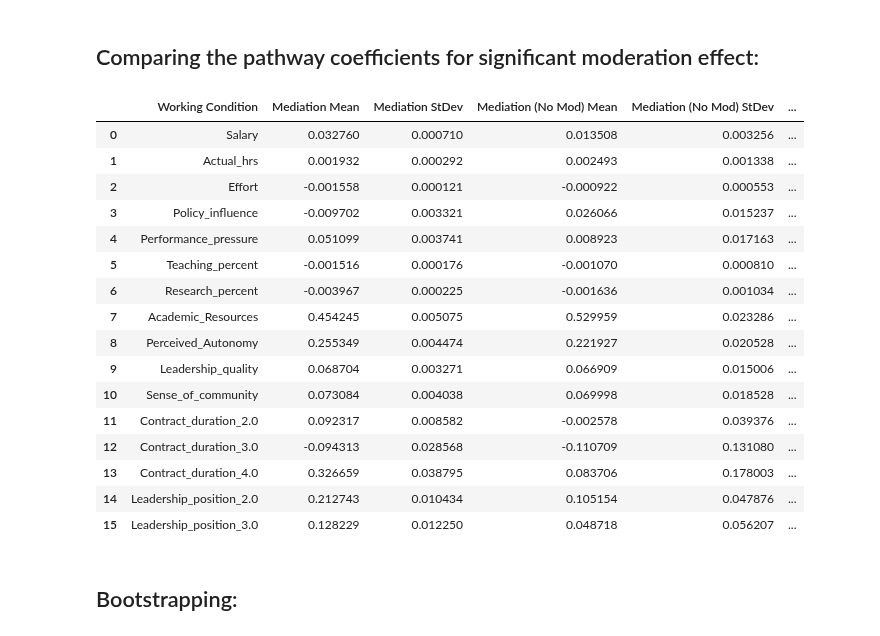
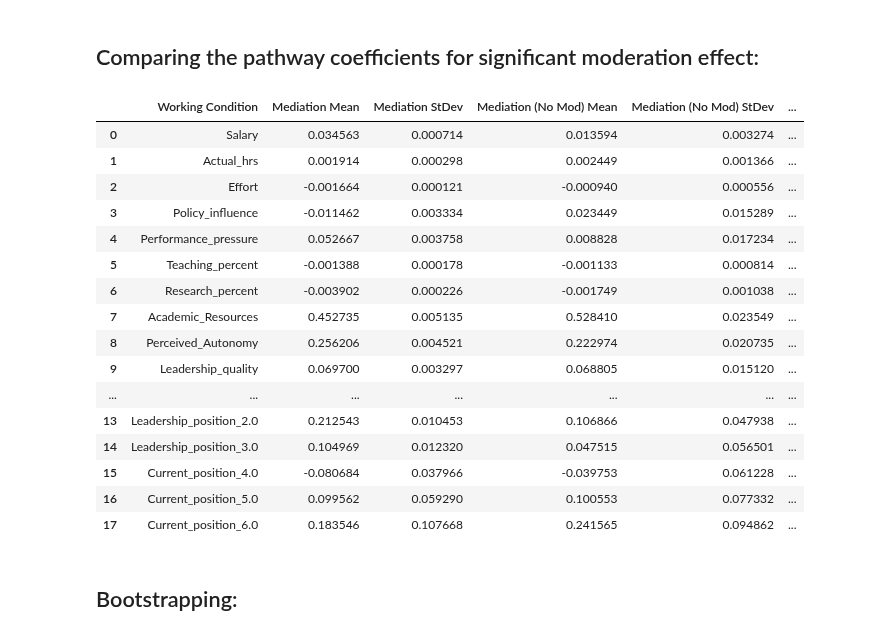
Before and after one commit to AndreiAf02/Job-Satisfaction, a Jupyter notebook: Job_Satisfaction_CZ_Seniority.ipynb, the cells around one changed output. Saved outputs shown, nothing was run; the diff lists cells and outputs as text; code cells hidden in the pictures.

```diff
--- a/Job_Satisfaction_CZ_Seniority.ipynb
+++ b/Job_Satisfaction_CZ_Seniority.ipynb
@@ -618,7 +570,7 @@ data_cz_formatted_academic['Leadership_position'].value_counts()
 dtype: int64
 # %%
 ## Cleaning up the outlier values in Contract Duration and Leadership position prior to creating dummy variables:
-data_cz_formatted_academic = data_cz_formatted_academic[data_cz_formatted_academic['Contract_duration']<5].reset_index(drop=True)
+data_cz_formatted_academic = data_cz_formatted_academic[data_cz_formatted_academic['Contract_duration']<4].reset_index(drop=True)
 data_cz_formatted_academic = data_cz_formatted_academic[data_cz_formatted_academic['Leadership_position']<4].reset_index(drop=True)
 
 data_cz_formatted_academic['Contract_duration'].value_counts()
@@ -1006,23 +956,0 @@ print(ins[ins['p-value']<0.05])
-# %%
-Sobel_z_stat_df  = pd.DataFrame(columns = ['Current_Position'] + Working_condition_cols)
-Sobel_p_val_df  = pd.DataFrame(columns = ['Current_Position'] + Working_condition_cols)
-
-for curr_pos in Current_position_dummy_cols:
-  Sobel_z = [curr_pos]
-  Sobel_p = [curr_pos]
-  for work_cond in Working_condition_cols:
-    JP_WC_mean = float(ins['Estimate'][(ins['rval']==curr_pos) & (ins['lval']==work_cond)].iloc[0])  ## The coefficient between Job Position and Working Condition
-    JP_WC_std = float(ins['Std. Err'][(ins['rval']==curr_pos) & (ins['lval']==work_cond)].iloc[0])  ## The coeff standard deviation between Job Position and Working Condition
-    WC_JS_mean = float(ins['Estimate'][(ins['rval']==work_cond) & (ins['lval']=='Job_satisfaction')].iloc[0]) ## The coefficient between Working Condition and Job Satisfaction
-    WC_JS_std = float(ins['Std. Err'][(ins['rval']==work_cond) & (ins['lval']=='Job_satisfaction')].iloc[0]) ## The coeff standard deviation between Working Condition and Job Satisfaction
-    ## Calculating Sobel Z-value statistic:
-    z_value = (JP_WC_mean*WC_JS_mean)/np.sqrt(JP_WC_mean**2 * WC_JS_std**2 + WC_JS_mean**2 * JP_WC_std**2)
-    Sobel_z.append(z_value)
-
-    ## Calculating two-tailed Sobel p-value:
-    p_value_two_tailed = 2 * norm.sf(abs(z_value))
-    Sobel_p.append(p_value_two_tailed)
-  Sobel_z_stat_df.loc[len(Sobel_z_stat_df)] = Sobel_z
-  Sobel_p_val_df.loc[len(Sobel_p_val_df)] = Sobel_p
-
-Sobel_z_stat_df
@@ -1283,54 +1242,62 @@ med_std = []
 med_no_mod_mean = []
 med_no_mod_std = []
 significance = []
-for work_cond in Working_condition_cols:
+significance_difference = []
+for work_cond in Working_condition_cols+Current_position_dummy_cols:
     WC_JS_mean = float(ins['Estimate'][(ins['rval']==work_cond) & (ins['lval']=='Job_satisfaction')].iloc[0])
     WC_JS_std = float(ins['Std. Err'][(ins['rval']==work_cond) & (ins['lval']=='Job_satisfaction')].iloc[0])
     WC_JS_no_mod_mean = float(ins_no_mod['Estimate'][(ins_no_mod['rval']==work_cond) & (ins_no_mod['lval']=='Job_satisfaction')].iloc[0])
     WC_JS_no_mod_std = float(ins_no_mod['Std. Err'][(ins_no_mod['rval']==work_cond) & (ins_no_mod['lval']=='Job_satisfaction')].iloc[0])
     med_mean.append(WC_JS_mean)
     med_std.append(WC_JS_std)
     med_no_mod_mean.append(WC_JS_no_mod_mean)
     med_no_mod_std.append(WC_JS_no_mod_std)
 
     ## Checking for significance:
     med_lbound = WC_JS_mean - 1.96*WC_JS_std
     med_ubound = WC_JS_mean + 1.96*WC_JS_std
 
     med_no_mod_lbound = WC_JS_no_mod_mean - 1.96*WC_JS_no_mod_std
     med_no_mod_ubound = WC_JS_no_mod_mean + 1.96*WC_JS_no_mod_std
 
+    if med_lbound <=0 and med_ubound >=0:
+      significance.append('Not Significant')
+    else:
+      significance.append('Significant')
+
+    ## Checking if the difference between moderated and non-moderated models is significance:
     if med_lbound > med_no_mod_ubound or med_ubound < med_no_mod_lbound:
-      significance.append('Significant')
+      significance_difference.append('Significant')
     else:
-      significance.append('Not Significant')
+      significance_difference.append('Not Significant')
 
-Moderation_comparison_df['Working Condition'] = Working_condition_cols
+Moderation_comparison_df['Working Condition'] = Working_condition_cols+Current_position_dummy_cols
 Moderation_comparison_df['Mediation Mean'] = med_mean
 Moderation_comparison_df['Mediation StDev'] = med_std
 Moderation_comparison_df['Mediation (No Mod) Mean'] = med_no_mod_mean
 Moderation_comparison_df['Mediation (No Mod) StDev'] = med_no_mod_std
-Moderation_comparison_df['Significance'] = significance
+# Moderation_comparison_df['Mediation Significance'] = significance
+Moderation_comparison_df['Moderation Significance'] = significance_difference
 
 Moderation_comparison_df
 # %% [output]
 |  | Working Condition | Mediation Mean | Mediation StDev | Mediation (No Mod) Mean | Mediation (No Mod) StDev | ... |
-| 0 | Salary | 0.032760 | 0.000710 | 0.013508 | 0.003256 | ... |
-| 1 | Actual_hrs | 0.001932 | 0.000292 | 0.002493 | 0.001338 | ... |
-| 2 | Effort | -0.001558 | 0.000121 | -0.000922 | 0.000553 | ... |
-| 3 | Policy_influence | -0.009702 | 0.003321 | 0.026066 | 0.015237 | ... |
-| 4 | Performance_pressure | 0.051099 | 0.003741 | 0.008923 | 0.017163 | ... |
-| 5 | Teaching_percent | -0.001516 | 0.000176 | -0.001070 | 0.000810 | ... |
-| 6 | Research_percent | -0.003967 | 0.000225 | -0.001636 | 0.001034 | ... |
-| 7 | Academic_Resources | 0.454245 | 0.005075 | 0.529959 | 0.023286 | ... |
-| 8 | Perceived_Autonomy | 0.255349 | 0.004474 | 0.221927 | 0.020528 | ... |
-| 9 | Leadership_quality | 0.068704 | 0.003271 | 0.066909 | 0.015006 | ... |
-| 10 | Sense_of_community | 0.073084 | 0.004038 | 0.069998 | 0.018528 | ... |
-| 11 | Contract_duration_2.0 | 0.092317 | 0.008582 | -0.002578 | 0.039376 | ... |
-| 12 | Contract_duration_3.0 | -0.094313 | 0.028568 | -0.110709 | 0.131080 | ... |
-| 13 | Contract_duration_4.0 | 0.326659 | 0.038795 | 0.083706 | 0.178003 | ... |
-| 14 | Leadership_position_2.0 | 0.212743 | 0.010434 | 0.105154 | 0.047876 | ... |
-| 15 | Leadership_position_3.0 | 0.128229 | 0.012250 | 0.048718 | 0.056207 | ... |
+| 0 | Salary | 0.034563 | 0.000714 | 0.013594 | 0.003274 | ... |
+| 1 | Actual_hrs | 0.001914 | 0.000298 | 0.002449 | 0.001366 | ... |
+| 2 | Effort | -0.001664 | 0.000121 | -0.000940 | 0.000556 | ... |
+| 3 | Policy_influence | -0.011462 | 0.003334 | 0.023449 | 0.015289 | ... |
+| 4 | Performance_pressure | 0.052667 | 0.003758 | 0.008828 | 0.017234 | ... |
+| 5 | Teaching_percent | -0.001388 | 0.000178 | -0.001133 | 0.000814 | ... |
+| 6 | Research_percent | -0.003902 | 0.000226 | -0.001749 | 0.001038 | ... |
+| 7 | Academic_Resources | 0.452735 | 0.005135 | 0.528410 | 0.023549 | ... |
+| 8 | Perceived_Autonomy | 0.256206 | 0.004521 | 0.222974 | 0.020735 | ... |
+| 9 | Leadership_quality | 0.069700 | 0.003297 | 0.068805 | 0.015120 | ... |
+| ... | ... | ... | ... | ... | ... | ... |
+| 13 | Leadership_position_2.0 | 0.212543 | 0.010453 | 0.106866 | 0.047938 | ... |
+| 14 | Leadership_position_3.0 | 0.104969 | 0.012320 | 0.047515 | 0.056501 | ... |
+| 15 | Current_position_4.0 | -0.080684 | 0.037966 | -0.039753 | 0.061228 | ... |
+| 16 | Current_position_5.0 | 0.099562 | 0.059290 | 0.100553 | 0.077332 | ... |
+| 17 | Current_position_6.0 | 0.183546 | 0.107668 | 0.241565 | 0.094862 | ... |
 # %% [markdown]
 ## Bootstrapping:
 # %%
```
Also changed, not shown: parts of 62 cells of this notebook.
